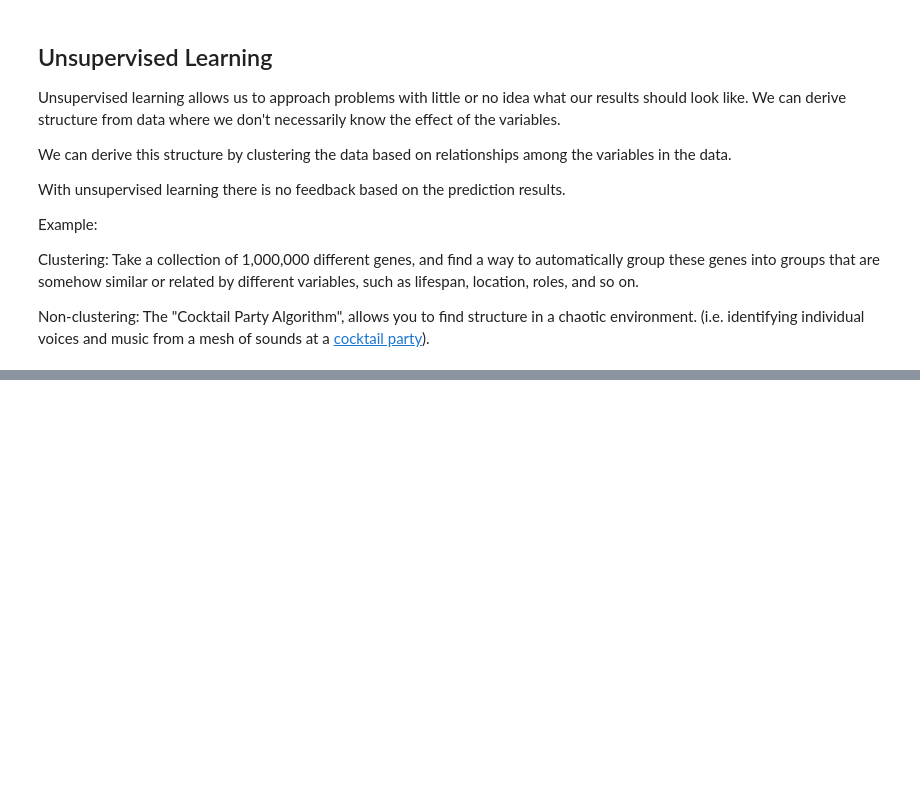
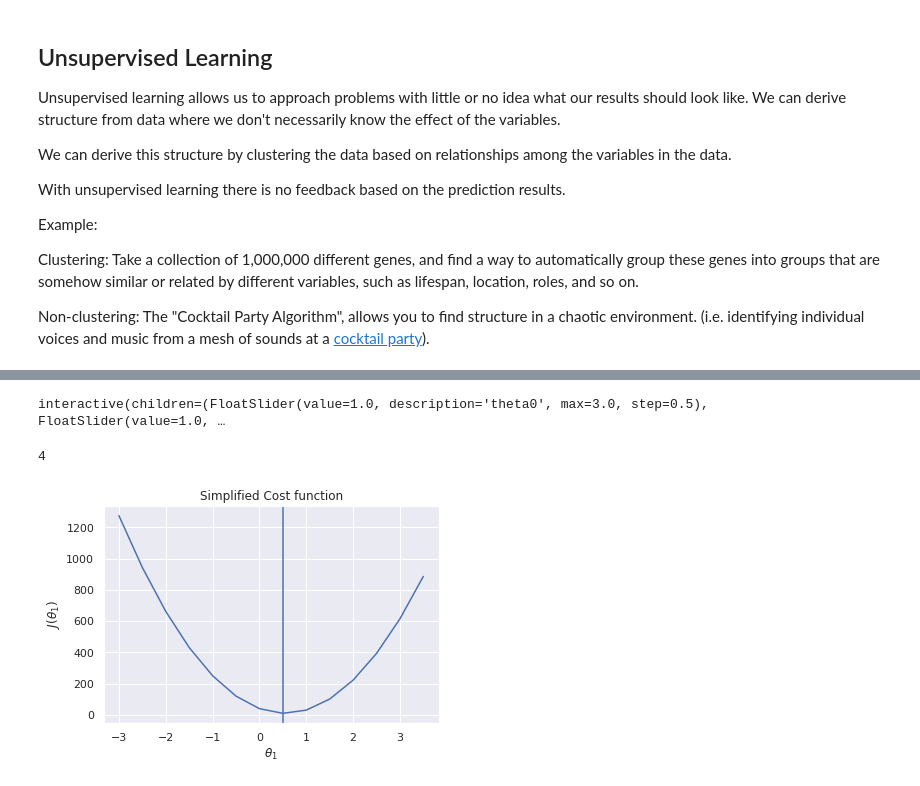
Before and after one commit to hurshd0/coursera-stanford-ml-course, a Jupyter notebook: week1/week1.ipynb, the cells around one changed output, grey strips where cells are left out. Drawn from its saved outputs; the diff is of its cells as text; code cells hidden in the pictures; blank space fills up the shorter version.

Commit message:
week1: cost function completed

```diff
--- a/week1/week1.ipynb
+++ b/week1/week1.ipynb
@@ -1,3 +1,11 @@
+# %%
+%matplotlib inline
+import numpy as np
+import pandas as pd
+import matplotlib.pyplot as plt
+import seaborn as sns
+sns.set()
+from ipywidgets import interact
 # %% [markdown]
 # Week 1
 # %% [markdown]
@@ -74,0 +104,44 @@ NameError: name 'm' is not defined
+# %%
+# Generate synthetic data to try to fit the best line with theta_0 and theta_1
+size = 50 # sample size
+beta_0 = 2.5 # actual y-intercept
+beta_1 = 0.5 # actual slope
+data = {}
+data["x"] = np.random.normal(loc=3, scale=15, size=size) # spread of data
+data["e"] = np.random.normal(loc=0, scale=4.5, size=size) # noise in data
+data["y"] = beta_0 + data["x"] * beta_1 + data["e"] # actual values
+data = pd.DataFrame(data)
+
+@interact(theta0=(0, 3, 0.5), theta1=(0, 3, 0.5))
+def lineplt(theta0, theta1):
+    x = np.arange(-20, 20, 0.1)
+    plt.scatter(data.x, data.y)
+    plt.plot(x, theta1*x + theta0)
+    plt.xlabel('x')
+    plt.ylabel('y')
+    plt.title(r'$h(x)=\theta_{0} + \theta_{1}*x$')
+    plt.ylim([-20, 20])
+    plt.xlim([-20, 20])
+    plt.show()
+# %% [output]
+interactive(children=(FloatSlider(value=1.0, description='theta0', max=3.0, step=0.5), FloatSlider(value=1.0, …
+# %%
+2**2
+# %% [output]
+4
+# %%
+def cost_function(data, theta0, theta1):
+    return (1/(2*len(data.x)))*np.sum(((theta0 + theta1*data.x)-data.y)**2)
+
+theta1= np.arange(-3, 4, 0.5)
+costs = []
+for i in theta1:
+    costs.append(cost_function(data, 0, i))
+costs = np.array(costs)
+plt.plot(theta1, costs)
+plt.title('Simplified Cost function')
+plt.ylabel(r'$J(\theta_1)$')
+plt.xlabel(r'$\theta_1$')
+plt.axvline(0.5);
+# %% [output]
+[figure, added]
```
Also changed, not shown: parts of 6 cells of this notebook.
